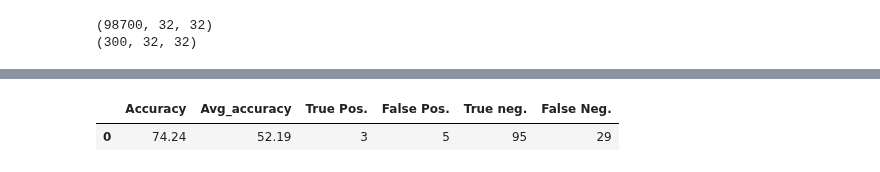
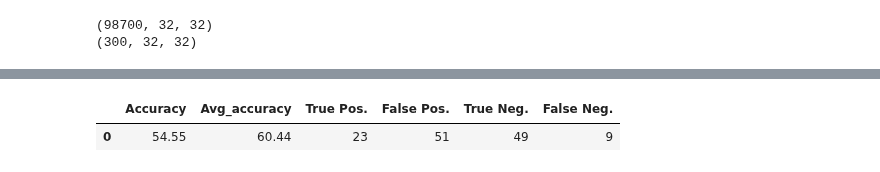
Before and after one commit to lorenzosintini/4YP, a Jupyter notebook: Models_v3/VAE_Novel_NASA.ipynb, the cells around one changed output, grey strips where cells are left out. Drawn from its saved outputs; the diff is of its cells as text; code cells hidden in the pictures.

```diff
--- a/Models_v3/VAE_Novel_NASA.ipynb
+++ b/Models_v3/VAE_Novel_NASA.ipynb
@@ -1121,11 +1121,11 @@ for j in [1]:
     if i != 19: num = 5000
     if i == 19: num = 3700
     dataset = setup_dataset(typical_images[i*5000:i*5000+num].astype('float32'))
-    losses_typical_img[j] = np.append(losses_typical_img[j], Loss_1_img(CVAE_25, dataset), axis=0)
+    losses_typical_img[j] = np.append(losses_typical_img[j], Loss_1_img(CVAE_2, dataset), axis=0)
 
   print('novel')
   dataset = setup_dataset(novel_images[0:300].astype('float32'))
-  losses_novel_img[j] = Loss_1_img(CVAE_25, dataset)
+  losses_novel_img[j] = Loss_1_img(CVAE_2, dataset)
 
   print('LOSS {} Time ---> {} sec \n'.format(j, time.time()-start_time))
 # %% [output]
@@ -1141,26 +1141,29 @@ print(np.shape(losses_novel_img[1]))
 from sklearn.utils import class_weight
 
 model = tf.keras.Sequential([
-    tf.keras.layers.Flatten(input_shape=(32, 32)),
+    tf.keras.layers.Input(shape = (32, 32, 1)) ,
+    tf.keras.layers.Conv2D(16, (2,2), activation='relu'),
+    tf.keras.layers.Conv2D(32, (2,2), activation='relu'),
+    tf.keras.layers.Flatten(),
     tf.keras.layers.Dense(128, activation='relu'),
-    tf.keras.layers.Dense(2, activation='softmax')
+    tf.keras.layers.Dense(64, activation='relu'),
+    tf.keras.layers.Dense(1, activation='sigmoid')
 ])
 
 model.compile(optimizer='adam',
-              loss='sparse_categorical_crossentropy',
+              loss = 'binary_crossentropy',
               metrics=['accuracy'])
 
-train_images = np.append(losses_novel_img[1], losses_typical_img[1], axis=0)
-train_labels = np.zeros([len(train_images),])
+train_labels = np.ones([300+98700])*0
 train_labels[0:300] = 1
 
-train_images = train_images[0:50000]
-train_labels = train_labels[0:50000]
+class_weights = class_weight.compute_class_weight('balanced', np.unique(train_labels), train_labels)
+class_weights = dict([(0,class_weights[0]),(1,class_weights[1])])
 
-class_weights = class_weight.compute_class_weight('balanced', np.unique(train_labels), train_labels)
-class_weights = dict(enumerate(class_weights))
+losses_novel_img[1] = np.reshape(losses_novel_img[1], (300, 32, 32, 1))
+losses_typical_img[1] = np.reshape(losses_typical_img[1], (98700, 32, 32, 1))
 
-model.fit(train_images, train_labels, epochs=15, class_weight=class_weights, shuffle=True)
+model.fit(np.append(losses_novel_img[1], losses_typical_img[1][0:98700], axis=0), train_labels, epochs=15, class_weight=class_weights, shuffle=True)
 # %% [output]
 WARNING:tensorflow:sample_weight modes were coerced from
   ...
@@ -1185,9 +1199,14 @@ dataset = setup_dataset(novel_images[300:332].astype('float32'))
 test_images = Loss_1_img(CVAE_25, dataset)
 dataset = setup_dataset(typical_images[98700:98800].astype('float32'))
 test_images = np.append(test_images, Loss_1_img(CVAE_25, dataset), axis=0)
+test_images = np.reshape(test_images, (132, 32, 32, 1))
 
-test_labels = np.zeros([len(losses),])
+test_labels = np.zeros([len(test_images),])
 test_labels[0:32] = 1
 
 predictions = model.predict(test_images)
-predictions = np.argmax(predictions, axis=1)
+
+_, threshold, _, _, avg_accuracy, threshold_avg_accuracy = threshold_ROC(test_labels, predictions, 'Loss_1', plot=True)
+print(threshold)
+print(avg_accuracy)
+print(threshold_avg_accuracy)
@@ -1198,7 +1218,10 @@ print(np.shape(predictions))
 # %%
+predictions[predictions > 0.65] = 1
+predictions[predictions < 0.65] = 0
+
 def check_results(y_true, y_predicted):
   table_of_counts = np.zeros([2,2])
-  for i in range(len(losses),):
+  for i in range(len(y_true),):
     if y_true[i] == 0:
       if y_predicted[i] == 0:
         table_of_counts[0,0] += 1
@@ -1213,7 +1236,7 @@ def check_results(y_true, y_predicted):
   true_negative = table_of_counts[0,0]
   false_negative = table_of_counts[1,0]
 
-  accuracy = (true_positive+true_negative)/len(losses)
+  accuracy = (true_positive+true_negative)/len(y_true)
   avg_accuracy = np.mean([true_positive/(true_positive+false_negative),true_negative/(true_negative+false_positive)])
 
   return table_of_counts, accuracy, avg_accuracy
@@ -1231,15 +1254,15 @@ print(avg_accuracy)
 # %%
 result_table = np.empty([1,6])
 index = ['_']*1
 result_table[0,0] = "{0:.2f}".format(accuracy*100)
 result_table[0,1] = "{0:.2f}".format(avg_accuracy*100)
 result_table[0,2] = table_of_counts[1,1].astype('int')
 result_table[0,3] = table_of_counts[0,1].astype('int')
 result_table[0,4] = table_of_counts[0,0].astype('int')
 result_table[0,5] = table_of_counts[1,0].astype('int')
 index = 'Loss_1'
-df = pd.DataFrame(result_table, columns = ['Accuracy', 'Avg_accuracy', 'True Pos.', 'False Pos.', 'True neg.', 'False Neg.',])
+df = pd.DataFrame(result_table, columns = ['Accuracy', 'Avg_accuracy', 'True Pos.', 'False Pos.', 'True Neg.', 'False Neg.',])
 df.astype(str).replace('\.0', '', regex=True)
 # %% [output]
-|  | Accuracy | Avg_accuracy | True Pos. | False Pos. | True neg. | False Neg. |
-| 0 | 74.24 | 52.19 | 3 | 5 | 95 | 29 |
+|  | Accuracy | Avg_accuracy | True Pos. | False Pos. | True Neg. | False Neg. |
+| 0 | 54.55 | 60.44 | 23 | 51 | 49 | 9 |
```
Also changed, not shown: parts of 10 cells of this notebook.
